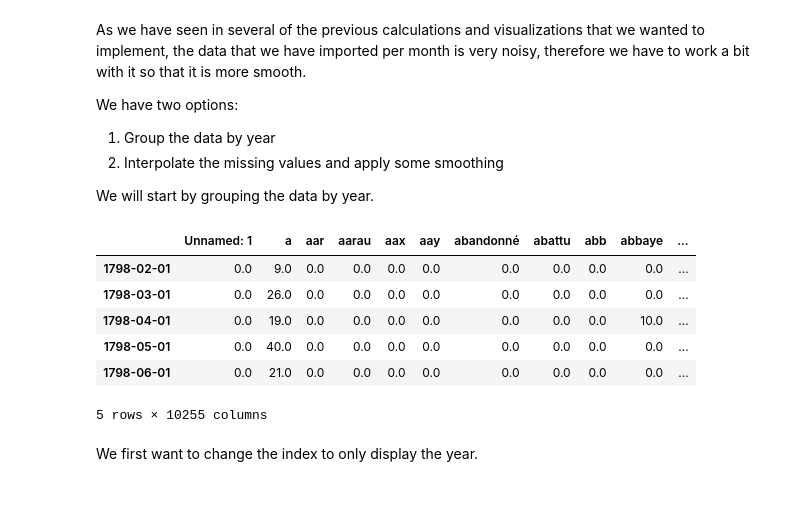
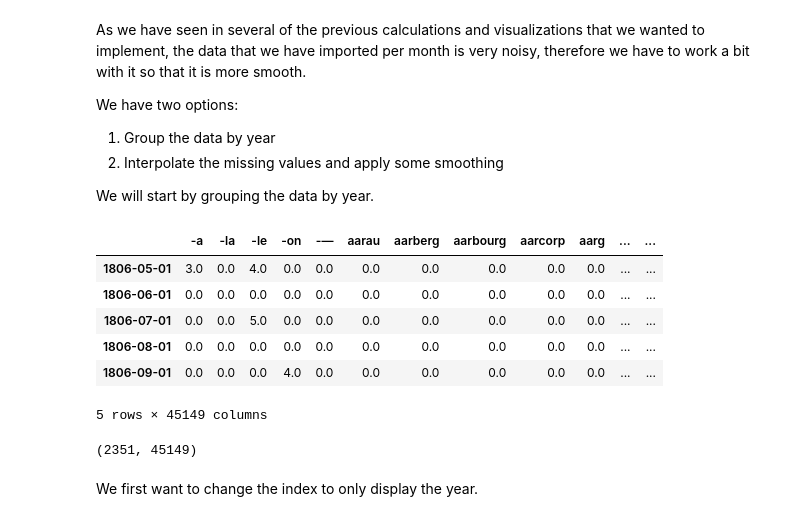
Before and after one commit to ThomVett/Project_ADA, a Jupyter notebook: Data Aggregations.ipynb, the cells around one changed output. Drawn from its saved outputs; the diff is of its cells as text; code cells hidden in the pictures.

```diff
--- a/Data Aggregations.ipynb
+++ b/Data Aggregations.ipynb
@@ -14,18 +19,22 @@ We have two options:
 
 We will start by grouping the data by year.
 # %%
-wordMonths = pd.read_csv('Data/wordCountYear_Clean_v3.csv',index_col=0)
+wordMonths = pd.read_csv('Data/3kplusWordMonth.csv',index_col=0)
 wordMonths.head()
 # %% [output]
-|  | Unnamed: 1 | a | aar | aarau | aax | aay | abandonné | abattu | abb | abbaye | ... |
-| 1798-02-01 | 0.0 | 9.0 | 0.0 | 0.0 | 0.0 | 0.0 | 0.0 | 0.0 | 0.0 | 0.0 | ... |
-| 1798-03-01 | 0.0 | 26.0 | 0.0 | 0.0 | 0.0 | 0.0 | 0.0 | 0.0 | 0.0 | 0.0 | ... |
-| 1798-04-01 | 0.0 | 19.0 | 0.0 | 0.0 | 0.0 | 0.0 | 0.0 | 0.0 | 0.0 | 10.0 | ... |
-| 1798-05-01 | 0.0 | 40.0 | 0.0 | 0.0 | 0.0 | 0.0 | 0.0 | 0.0 | 0.0 | 0.0 | ... |
-| 1798-06-01 | 0.0 | 21.0 | 0.0 | 0.0 | 0.0 | 0.0 | 0.0 | 0.0 | 0.0 | 0.0 | ... |
+|  | -a | -la | -le | -on | -— | aarau | aarberg | aarbourg | aarcorp | aarg | ... | ... |
+| 1806-05-01 | 3.0 | 0.0 | 4.0 | 0.0 | 0.0 | 0.0 | 0.0 | 0.0 | 0.0 | 0.0 | ... | ... |
+| 1806-06-01 | 0.0 | 0.0 | 0.0 | 0.0 | 0.0 | 0.0 | 0.0 | 0.0 | 0.0 | 0.0 | ... | ... |
+| 1806-07-01 | 0.0 | 0.0 | 5.0 | 0.0 | 0.0 | 0.0 | 0.0 | 0.0 | 0.0 | 0.0 | ... | ... |
+| 1806-08-01 | 0.0 | 0.0 | 0.0 | 0.0 | 0.0 | 0.0 | 0.0 | 0.0 | 0.0 | 0.0 | ... | ... |
+| 1806-09-01 | 0.0 | 0.0 | 0.0 | 4.0 | 0.0 | 0.0 | 0.0 | 0.0 | 0.0 | 0.0 | ... | ... |
-5 rows × 10255 columns
+5 rows × 45149 columns
 # %%
 wordMonths.index = pd.to_datetime(wordMonths.index)
+wordMonths = wordMonths.groupby(wordMonths.index,level=0).agg(sum)
+wordMonths.shape
+# %% [output]
+(2351, 45149)
 # %% [markdown]
 We first want to change the index to only display the year.
 # %%
```
Also changed, not shown: parts of 14 cells of this notebook, 3 other files.
